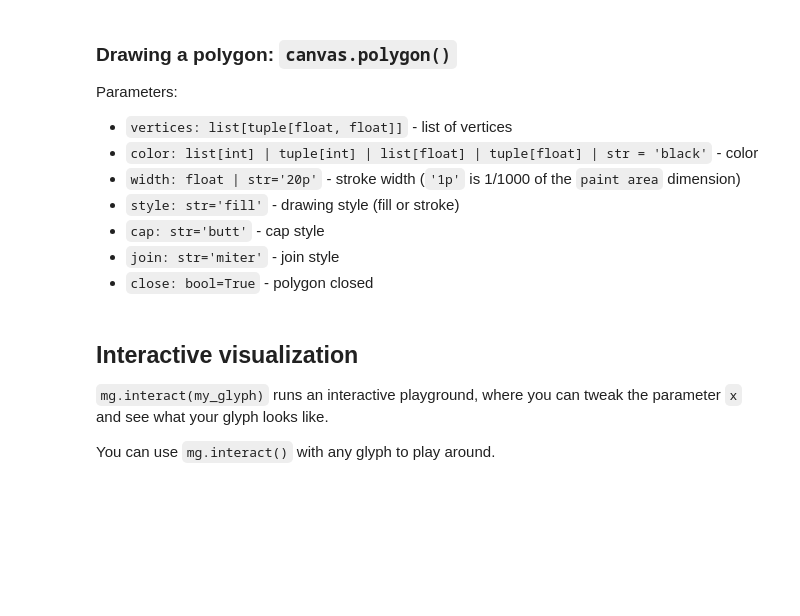
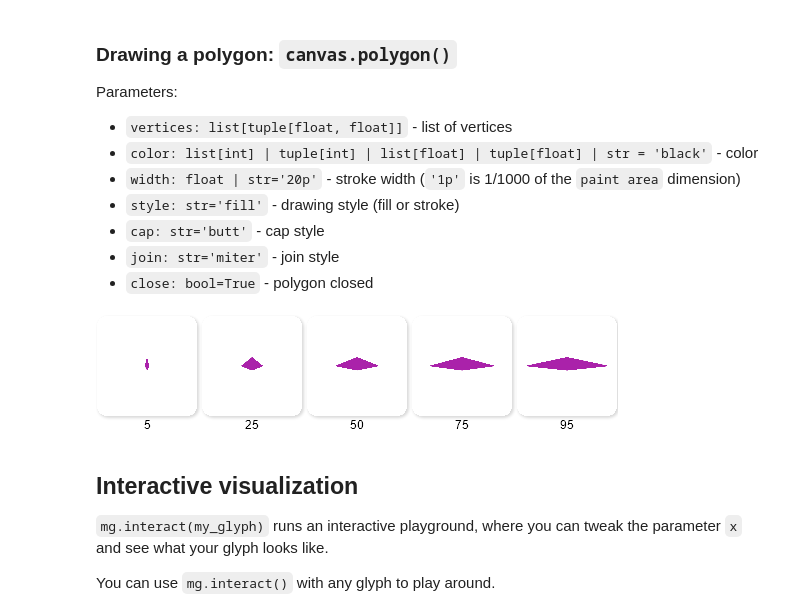
Before and after one commit to adamherout/mglyph, a Jupyter notebook: tutorials/mglyph_tutorial.ipynb, the cells around one changed output. Cells and saved outputs as stored; diff of their text form; code cells hidden in the pictures; blank space fills up the shorter version.

Commit message:
close -> closed

```diff
--- a/tutorials/mglyph_tutorial.ipynb
+++ b/tutorials/mglyph_tutorial.ipynb
@@ -244,17 +280,19 @@ Parameters:
 # %%
 import mglyph as mg
 def simple_polygon(x: float, canvas: mg.Canvas) -> None:
     l = (mg.lerp(x, canvas.xcenter, canvas.xleft), canvas.ycenter)
     ct = (canvas.xcenter, -0.2)
     r = (mg.lerp(x, canvas.xcenter, canvas.xright), canvas.ycenter)
     cb = (canvas.xcenter, 0.1)
-    canvas.polygon([l, cb, r, ct], color='#A2a', close=True)
+    canvas.polygon([l, cb, r, ct], color='#A2a', closed=True)
 
 mg.show(simple_polygon)
 
 # mg.show(simple_polygon, scale=1, background='gray', padding='1pt',
 #         x=[[5, 10, 15, 20],
 #            [5, 35, 65, 95]])
+# %% [output]
+[figure, added]
 # %% [markdown]
 ## Interactive visualization
 
```
Also changed, not shown: parts of 21 cells of this notebook.
